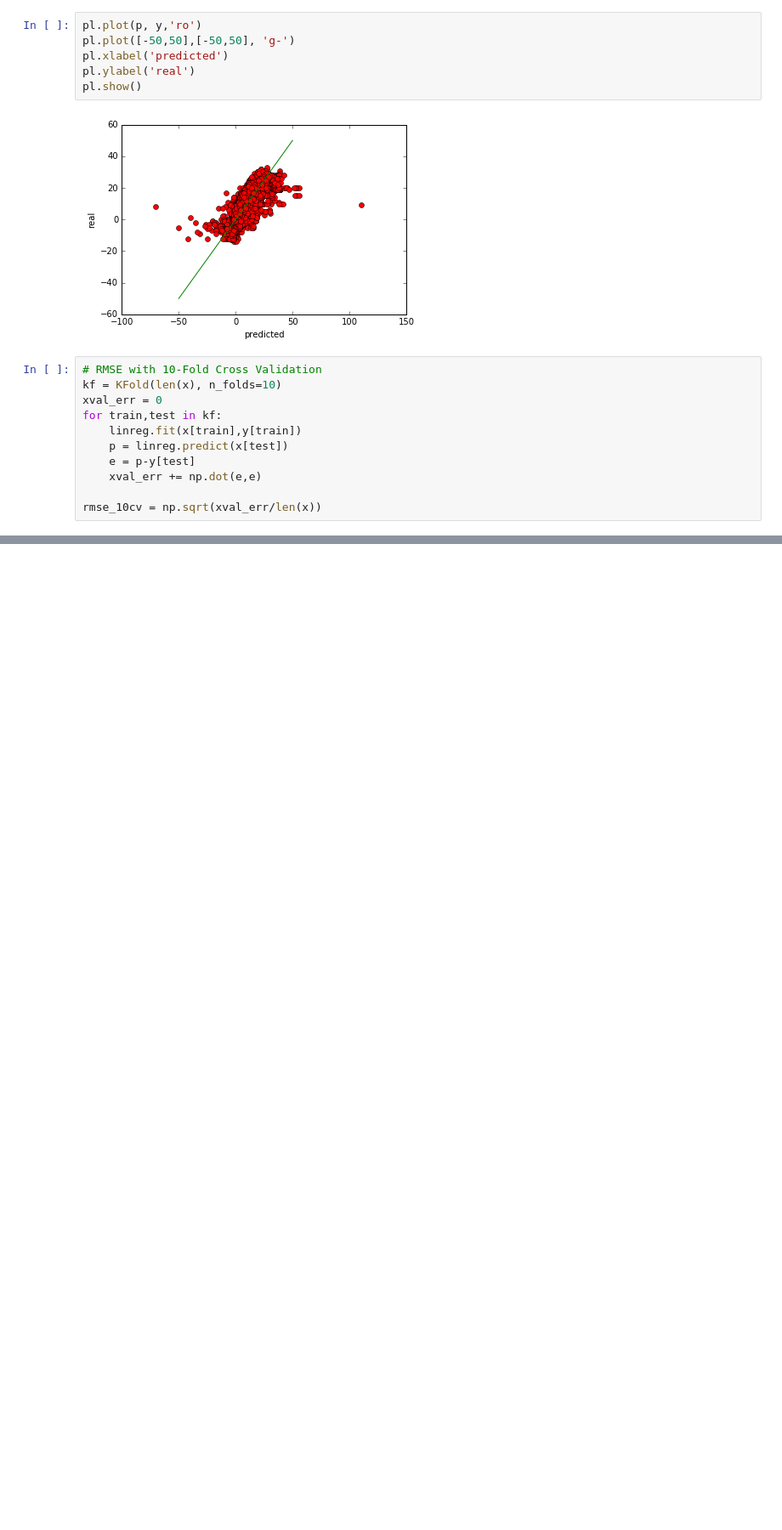
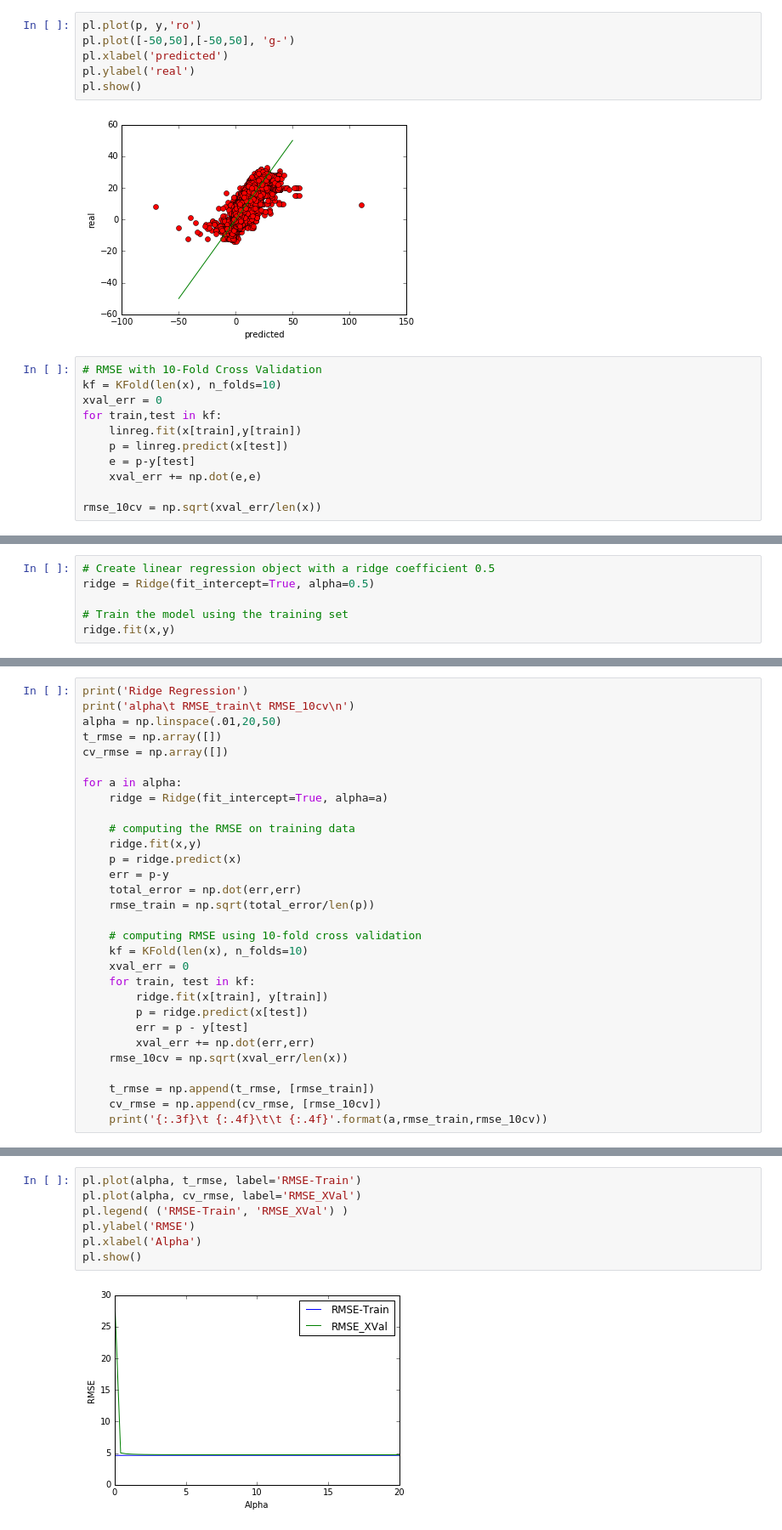
Before and after one commit to jaredvonhalle/CSC478WorldFoodFacts, a Jupyter notebook: Nutrition_Score.ipynb, the cells around one changed output, grey strips where cells are left out. Shown at 85% size. Saved outputs shown, nothing was run; the diff lists cells and outputs as text; blank space fills up the shorter version.

Commit message:
Various regression methods

```diff
--- a/Nutrition_Score.ipynb
+++ b/Nutrition_Score.ipynb
@@ -119,2 +108,8 @@ Method: Simple Linear Regression
 RMSE on training: 4.6162
 RMSE on 10-fold CV: 1418.3081
+# %%
+# Create linear regression object with a ridge coefficient 0.5
+ridge = Ridge(fit_intercept=True, alpha=0.5)
+
+# Train the model using the training set
+ridge.fit(x,y)
@@ -120,0 +145,30 @@ RMSE on 10-fold CV: 1418.3081
+# %%
+print('Ridge Regression')
+print('alpha\t RMSE_train\t RMSE_10cv\n')
+alpha = np.linspace(.01,20,50)
+t_rmse = np.array([])
+cv_rmse = np.array([])
+
+for a in alpha:
+    ridge = Ridge(fit_intercept=True, alpha=a)
+
+    # computing the RMSE on training data
+    ridge.fit(x,y)
+    p = ridge.predict(x)
+    err = p-y
+    total_error = np.dot(err,err)
+    rmse_train = np.sqrt(total_error/len(p))
+
+    # computing RMSE using 10-fold cross validation
+    kf = KFold(len(x), n_folds=10)
+    xval_err = 0
+    for train, test in kf:
+        ridge.fit(x[train], y[train])
+        p = ridge.predict(x[test])
+        err = p - y[test]
+        xval_err += np.dot(err,err)
+    rmse_10cv = np.sqrt(xval_err/len(x))
+
+    t_rmse = np.append(t_rmse, [rmse_train])
+    cv_rmse = np.append(cv_rmse, [rmse_10cv])
+    print('{:.3f}\t {:.4f}\t\t {:.4f}'.format(a,rmse_train,rmse_10cv))
@@ -120,0 +193,9 @@ RMSE on 10-fold CV: 1418.3081
+# %%
+pl.plot(alpha, t_rmse, label='RMSE-Train')
+pl.plot(alpha, cv_rmse, label='RMSE_XVal')
+pl.legend( ('RMSE-Train', 'RMSE_XVal') )
+pl.ylabel('RMSE')
+pl.xlabel('Alpha')
+pl.show()
+# %% [output]
+[figure, added]
```
Also changed, not shown: parts of 11 cells of this notebook.
